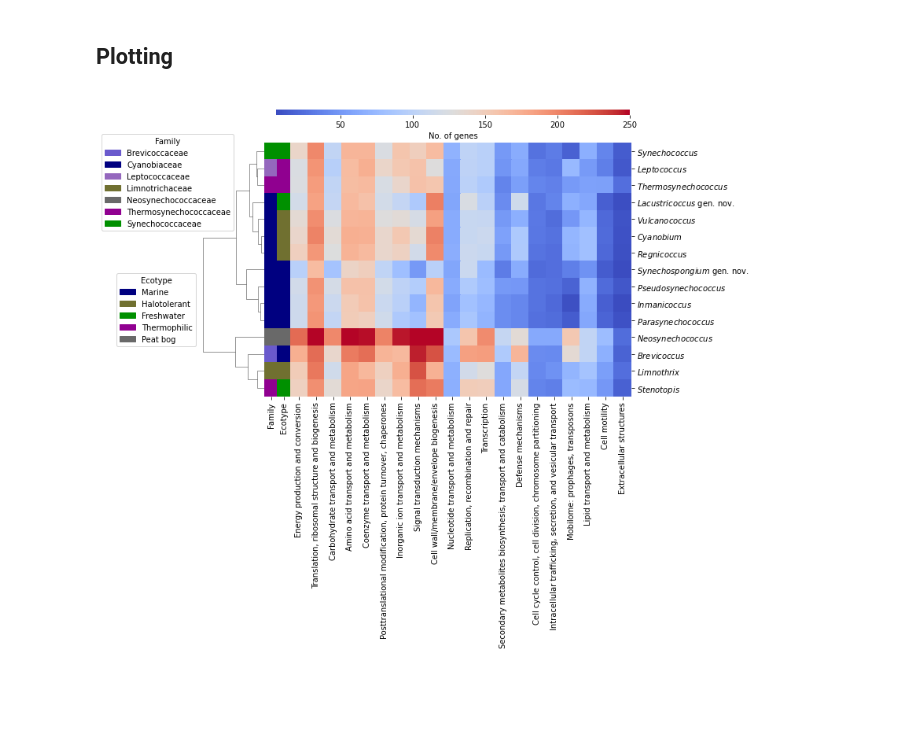
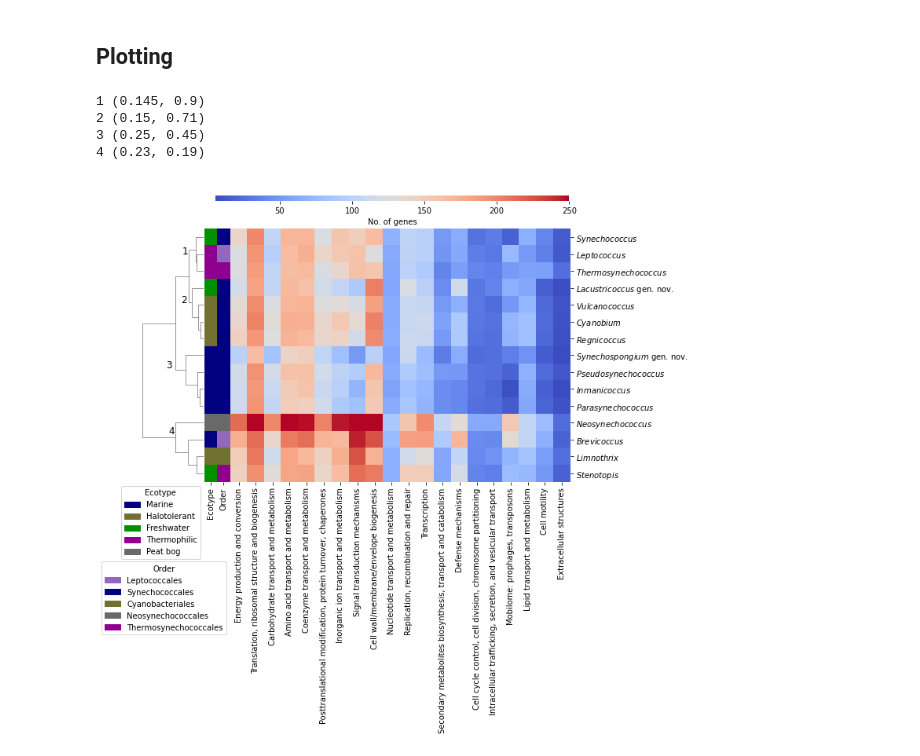
Before and after one commit to vinisalazar/SynechococcusGT, a Jupyter notebook: code/cog_analysis.ipynb, the cells around one changed output. Saved outputs shown, nothing was run; the diff lists cells and outputs as text; code cells hidden in the pictures; blank space fills up the shorter version.

```diff
--- a/code/cog_analysis.ipynb
+++ b/code/cog_analysis.ipynb
@@ -270,38 +300,43 @@ def plot_clustermap(df, figsize=(10, 10), groupby=False, save=False, row_color="
         df.index.name = "Genus"
         df["new_genus"] = df.index
         df.index = ["${}$".format(i) if i not in ("Synechospongium", "Lacustricoccus") else "${}$ gen. nov.".format(i) for i in df.index]
-        df['Family'] = df['new_genus'].apply(lambda s: families[s])
-        df['Ecotype'] = df['new_genus'].map(ecotypes)
-        df['f_color'] = df['Family'].map(family_color)
-        df['e_color'] = df['Ecotype'].map(ecotype_color)
+        df['order_'] = df['new_genus'].apply(lambda s: orders[s])
+        df['family_'] = df['new_genus'].apply(lambda s: families[s])
+        df['ecotype_'] = df['new_genus'].map(ecotypes)
+        df['Family'] = df['family_'].map(family_color)
+        df['Ecotype'] = df['ecotype_'].map(ecotype_color)
+        df['Order'] = df['order_'].map(orders_color)
+
     else:
         df = df.set_index("label")
         df.index.name = "Genome"
-
-
-    row_colors_f = df['Family'].map(family_color)
-    row_colors_e = df['Ecotype'].map(ecotype_color)
-
-    df_colors = pd.DataFrame(dict(Family=row_colors_f, Ecotype=row_colors_e))
-    df_colors["Family_name"] = df["Family"]
-    df_colors["Ecotype_name"] = df["Ecotype"]
-    legend_1 = [patches.Patch(color=c, label=l) for c,l in df_colors[["Family", "Family_name"]].drop_duplicates().values]
-    legend_2 = [patches.Patch(color=c, label=l) for c,l in df_colors[["Ecotype", "Ecotype_name"]].drop_duplicates().values]
-    cmap = sns.clustermap(df.iloc[:, :20], row_colors=df_colors[["Family", "Ecotype"]], figsize=figsize, **kwargs)
-    legend__1 = cmap.ax_heatmap.legend(loc='best',handles=(legend_1),bbox_to_anchor=(-0.155, 1.05), title="Family")
-    legend__2 = cmap.ax_row_colors.legend(handles=(legend_2), bbox_to_anchor=(-2.5, 0.5), title="Ecotype")
+    legend_1 = [patches.Patch(color=c, label=l) for c,l in df[["Order", "order_"]].drop_duplicates().values]
+    legend_2 = [patches.Patch(color=c, label=l) for c,l in df[["Ecotype", "ecotype_"]].drop_duplicates().values]
+    cmap = sns.clustermap(df.iloc[:, :20], row_colors=df[["Ecotype", "Order"]], figsize=figsize, **kwargs)
+    legend__1 = cmap.ax_heatmap.legend(loc='best',handles=(legend_1),bbox_to_anchor=(0.0, -0.3), title="Order")
+    legend__2 = cmap.ax_row_colors.legend(handles=(legend_2), bbox_to_anchor=(0.0, 0.0), title="Ecotype")
+    numbers = list("1234")
+    n_coords = ((0.145,0.9), (0.15,0.71), (0.25,0.45), (0.23,0.19))
+    trans = cmap.ax_row_dendrogram.get_xaxis_transform() # x in data untis, y in axes fraction
+    for n, (x, y) in zip(numbers, n_coords):
+        print(n, (x,y))
+        cmap.ax_row_dendrogram.annotate(n, (x,y), xycoords=trans, fontsize=12)
     ylabel = cmap.ax_heatmap.set_ylabel("")
     if save:
-        plt.savefig(save, dpi=1200, bbox_inches="tight")
+        plt.savefig(save, dpi=600, bbox_inches="tight")
 # %%
 plot_clustermap(df, cmap='coolwarm', groupby=True,
                 col_cluster=False, metric='braycurtis', method='complete',
                 cbar_kws={'orientation': 'horizontal', 'label': "No. of genes"}, cbar_pos=(.15, 0.955, .625, 0.01),
                 row_color="Ecotype", figsize=(10, 10), dendrogram_ratio=.15, vmax=250,
-                save="../data/plots/final/Figure_4_COG_review.pdf"
+                #save="../data/plots/final/Figure_4_COG_review_order.pdf"
                )
 # %% [output]
+1 (0.145, 0.9)
+2 (0.15, 0.71)
+3 (0.25, 0.45)
+4 (0.23, 0.19)
-[figure, old version]
+[figure, new version]
 # %%
 plot_clustermap(df, cmap='coolwarm', groupby=False,
                 col_cluster=False, metric='braycurtis', method='complete',
```
Also changed, not shown: parts of 1 cell of this notebook, 2 other files.
